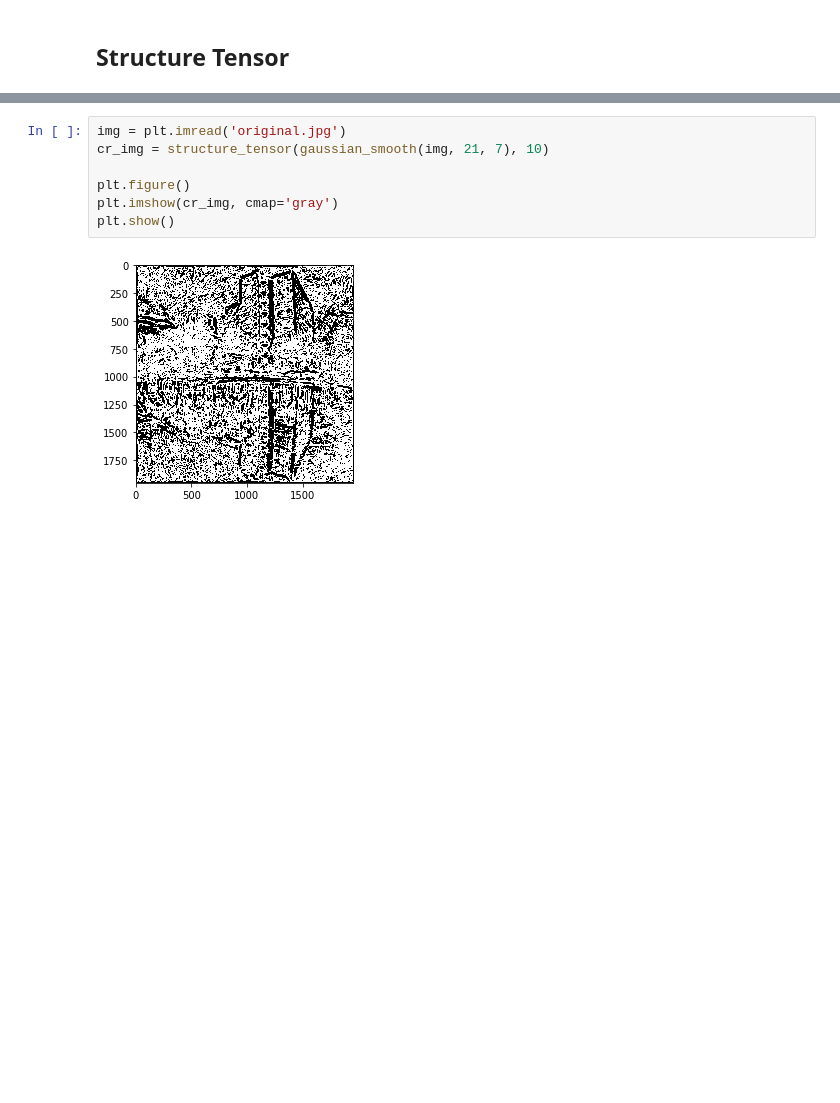
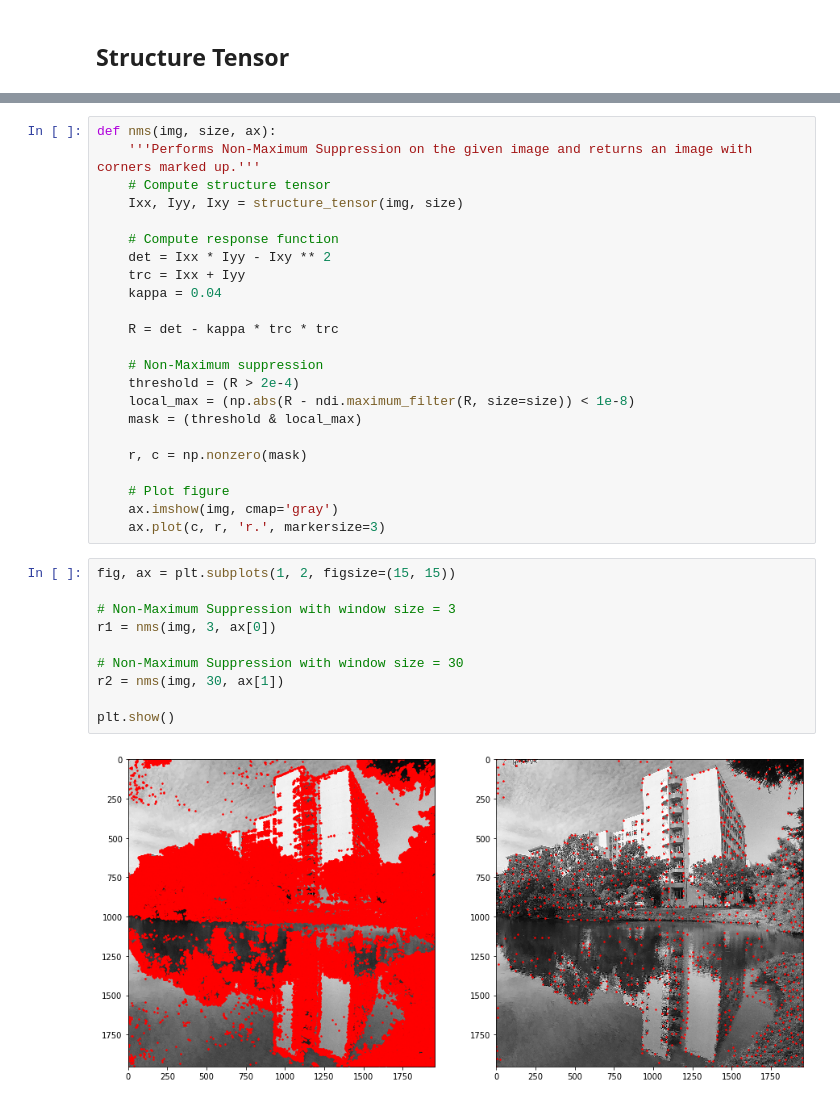
Before and after one commit to kimbochen/cv_course, a Jupyter notebook: Homework1/hw1_1/hw1-1.ipynb, the cells around one changed output, grey strips where cells are left out. Drawn from its saved outputs; the diff is of its cells as text; blank space fills up the shorter version.

```diff
--- a/Homework1/hw1_1/hw1-1.ipynb
+++ b/Homework1/hw1_1/hw1-1.ipynb
@@ -127,9 +148,35 @@ def structure_tensor(img, size):
-# %%
-img = plt.imread('original.jpg')
-cr_img = structure_tensor(gaussian_smooth(img, 21, 7), 10)
-
-plt.figure()
-plt.imshow(cr_img, cmap='gray')
-plt.show()
-# %% [output]
-[figure, removed]
+# %%
+def nms(img, size, ax):
+    '''Performs Non-Maximum Suppression on the given image and returns an image with corners marked up.'''
+    # Compute structure tensor
+    Ixx, Iyy, Ixy = structure_tensor(img, size)
+
+    # Compute response function
+    det = Ixx * Iyy - Ixy ** 2
+    trc = Ixx + Iyy
+    kappa = 0.04
+
+    R = det - kappa * trc * trc
+
+    # Non-Maximum suppression
+    threshold = (R > 2e-4)
+    local_max = (np.abs(R - ndi.maximum_filter(R, size=size)) < 1e-8)
+    mask = (threshold & local_max)
+
+    r, c = np.nonzero(mask)
+
+    # Plot figure
+    ax.imshow(img, cmap='gray')
+    ax.plot(c, r, 'r.', markersize=3)
+# %%
+fig, ax = plt.subplots(1, 2, figsize=(15, 15))
+
+# Non-Maximum Suppression with window size = 3
+r1 = nms(img, 3, ax[0])
+
+# Non-Maximum Suppression with window size = 30
+r2 = nms(img, 30, ax[1])
+
+plt.show()
+# %% [output]
+[figure, added]
```
Also changed, not shown: parts of 14 cells of this notebook.
